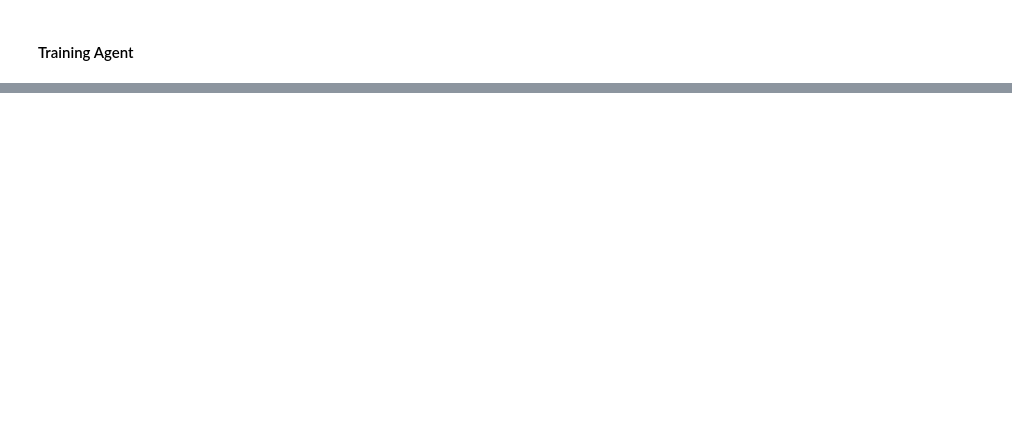
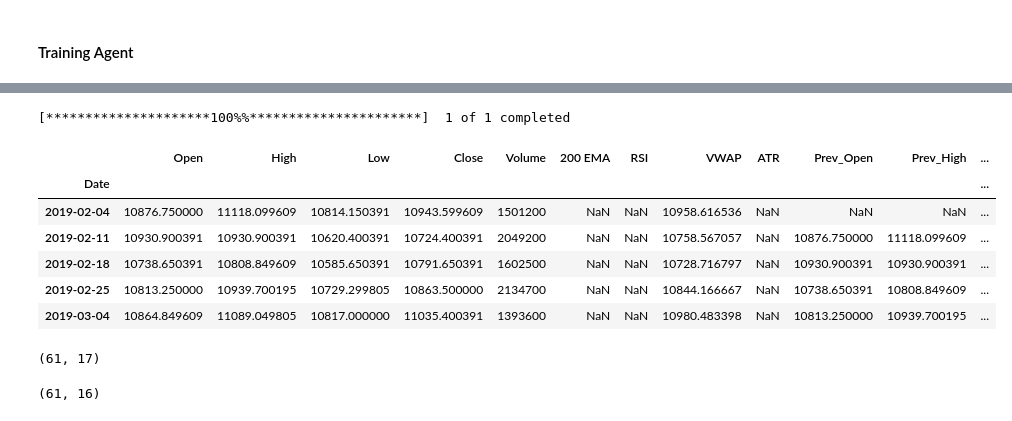
Before and after one commit to MysticForce-Koragg/RL_On_FinancialMarkets, a Jupyter notebook: DQN/RL_DQN.ipynb, the cells around one changed output, grey strips where cells are left out. Drawn from its saved outputs; the diff is of its cells as text; code cells hidden in the pictures; blank space fills up the shorter version.

```diff
--- a/DQN/RL_DQN.ipynb
+++ b/DQN/RL_DQN.ipynb
@@ -460,0 +495,6 @@ for episode in tqdm(range(1, EPISODES + 1), ascii=True, unit='episodes'):
+# %%
+import yfinance as yf
+
+dataBT =yf.download('^NSEI', period='5y', interval='1wk')
+# %% [output]
+[*********************100%%**********************]  1 of 1 completed
@@ -460,0 +505,12 @@ for episode in tqdm(range(1, EPISODES + 1), ascii=True, unit='episodes'):
+# %%
+dataBT.drop(columns=['Adj Close'], inplace=True)
+# %%
+dataBT.head()
+# %% [output]
+|  | Open | High | Low | Close | Volume | 200 EMA | RSI | VWAP | ATR | Prev_Open | Prev_High | ... |
+| Date |  |  |  |  |  |  |  |  |  |  |  | ... |
+| 2019-02-04 | 10876.750000 | 11118.099609 | 10814.150391 | 10943.599609 | 1501200 | NaN | NaN | 10958.616536 | NaN | NaN | NaN | ... |
+| 2019-02-11 | 10930.900391 | 10930.900391 | 10620.400391 | 10724.400391 | 2049200 | NaN | NaN | 10758.567057 | NaN | 10876.750000 | 11118.099609 | ... |
+| 2019-02-18 | 10738.650391 | 10808.849609 | 10585.650391 | 10791.650391 | 1602500 | NaN | NaN | 10728.716797 | NaN | 10930.900391 | 10930.900391 | ... |
+| 2019-02-25 | 10813.250000 | 10939.700195 | 10729.299805 | 10863.500000 | 2134700 | NaN | NaN | 10844.166667 | NaN | 10738.650391 | 10808.849609 | ... |
+| 2019-03-04 | 10864.849609 | 11089.049805 | 10817.000000 | 11035.400391 | 1393600 | NaN | NaN | 10980.483398 | NaN | 10813.250000 | 10939.700195 | ... |
@@ -460,0 +519,4 @@ for episode in tqdm(range(1, EPISODES + 1), ascii=True, unit='episodes'):
+# %%
+dataBT.shape
+# %% [output]
+(61, 17)
@@ -460,0 +530,4 @@ for episode in tqdm(range(1, EPISODES + 1), ascii=True, unit='episodes'):
+# %%
+X_test.shape
+# %% [output]
+(61, 16)
```
Also changed, not shown: parts of 24 cells of this notebook.
